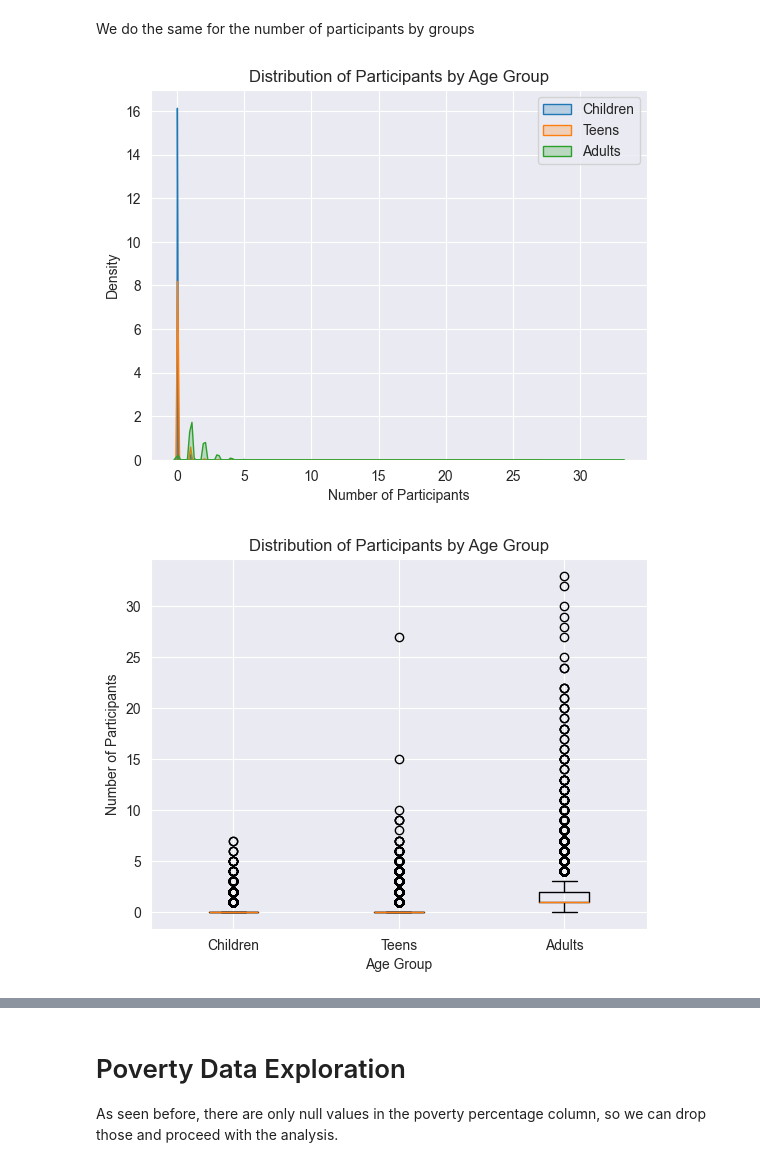
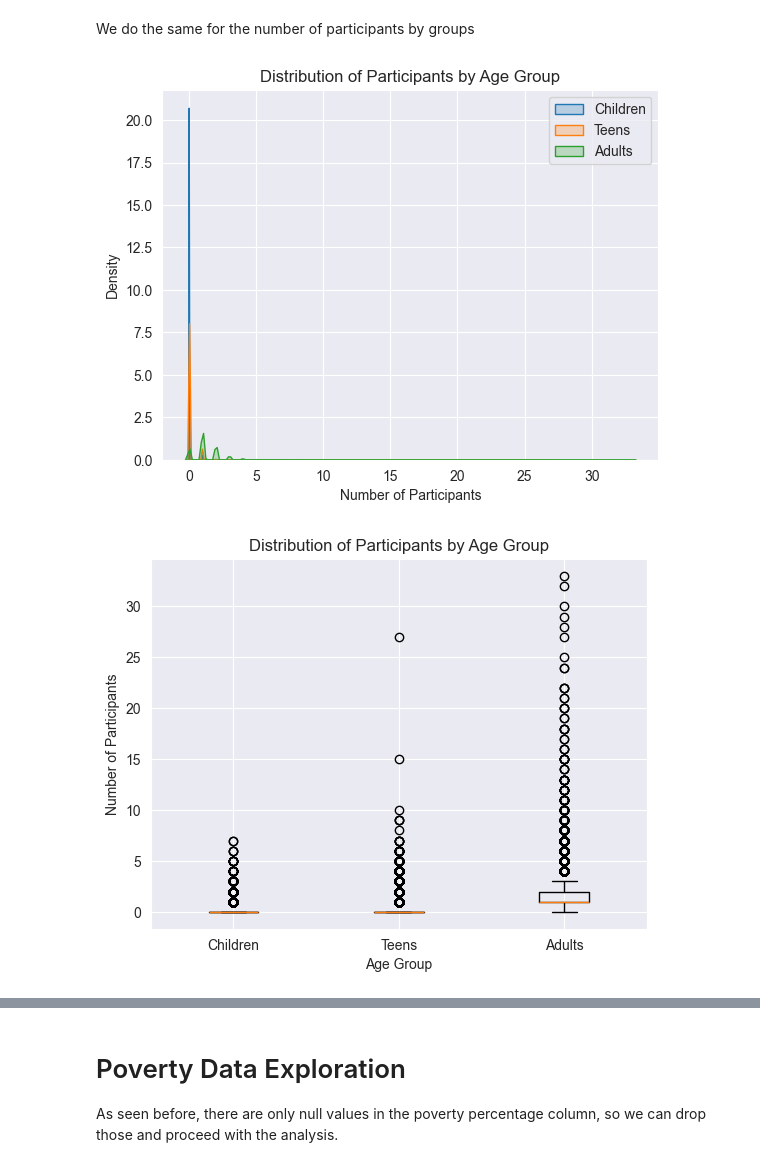
Before and after one commit to Alexthw46/DataMiningProject, a Jupyter notebook: TASK_1/data_understanding.ipynb, the cells around one changed output, grey strips where cells are left out. Saved outputs shown, nothing was run; the diff lists cells and outputs as text; code cells hidden in the pictures.

Commit message:
adjust missing values,incident density and incident category

```diff
--- a/TASK_1/data_understanding.ipynb
+++ b/TASK_1/data_understanding.ipynb
@@ -238,5 +240,7 @@ For n_arrested and n_unharmed we can assume that the null values are 0.
 # %%
-incidents['n_arrested'] = incidents['n_arrested'].fillna(0).astype('Int64')
-incidents['n_unharmed'] = incidents['n_unharmed'].fillna(0).astype('Int64')
+# When n_participants is 0, we can assume that the null values in these columns are 0
+columns = ['n_killed', 'n_injured', 'n_males', 'n_females', 'n_arrested', 'n_unharmed', 'n_participants_child',
+           'n_participants_teen', 'n_participants_adult']
 
-incidents.describe()
+incidents.loc[incidents['n_participants'] == 0, columns] = incidents.loc[
+    incidents['n_participants'] == 0, columns].fillna(0)
@@ -390,33 +415,34 @@ sns.kdeplot(incidents['n_participants_adult'], fill=True, label='Adults')
 
 plt.title('Distribution of Participants by Age Group')
 plt.xlabel('Number of Participants')
 plt.ylabel('Density')
 plt.legend()
 plt.show()
 
 #use n_participants as ceiling for the sum of the three age groups
-incidents = incidents[(incidents.n_participants_child + incidents.n_participants_teen + incidents.n_participants_adult) <= incidents.n_participants]
+incidents = incidents[(
+                                  incidents.n_participants_child + incidents.n_participants_teen + incidents.n_participants_adult) <= incidents.n_participants]
 
 plt.boxplot([incidents['n_participants_child'], incidents['n_participants_teen'], incidents['n_participants_adult']],
             labels=['Children', 'Teens', 'Adults'])
 
 plt.title('Distribution of Participants by Age Group')
 plt.xlabel('Age Group')
 plt.ylabel('Number of Participants')
 plt.show()
 
 plt.figure(figsize=(8, 6))
 sns.violinplot(
     data=[incidents['n_participants_child'], incidents['n_participants_teen'], incidents['n_participants_adult']],
     palette='Set3')
 
 plt.title('Distribution of Participants by Age Group')
 plt.xlabel('Age Group')
 plt.ylabel('Number of Participants')
 plt.xticks(ticks=[0, 1, 2], labels=['Children', 'Teens', 'Adults'])
 plt.show()
 
 incidents = copy_incidents
 # %% [output]
-[figure, old version]
+[figure, new version]
 [figure]
```
Also changed, not shown: parts of 8 cells of this notebook, 4 other files.
